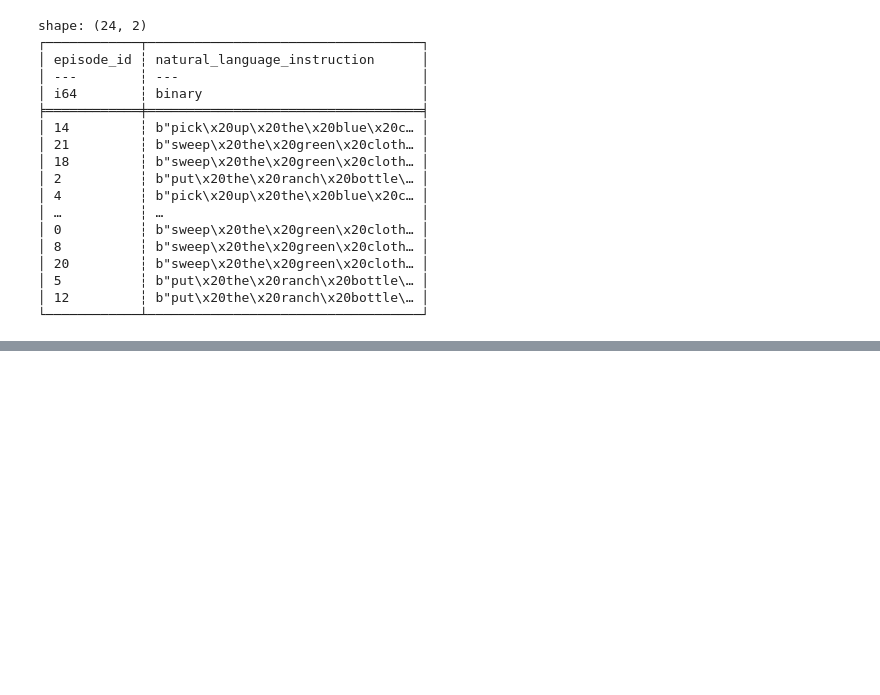
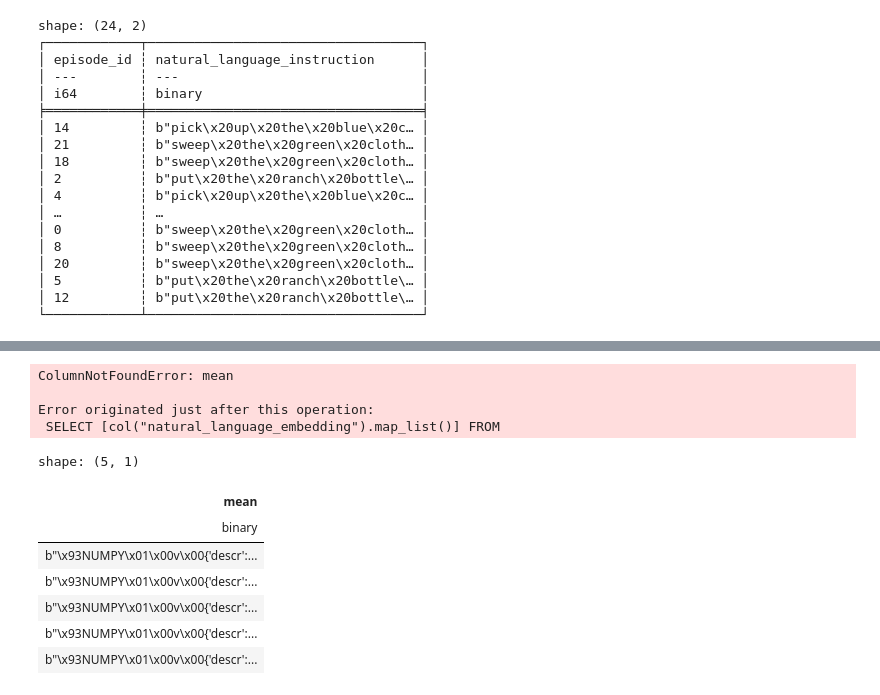
Before and after one commit to BerkeleyAutomation/fog_x, a Jupyter notebook: examples/analytics/data_analytics_example.ipynb, the cells around one changed output, grey strips where cells are left out. Saved outputs shown, nothing was run; the diff lists cells and outputs as text; code cells hidden in the pictures; blank space fills up the shorter version.

```diff
--- a/examples/analytics/data_analytics_example.ipynb
+++ b/examples/analytics/data_analytics_example.ipynb
@@ -85,0 +96,18 @@ shape: (24, 45)
+# %%
+lazy_df.select("mean").describe()
+# %% [output]
+ColumnNotFoundError: mean
+
+Error originated just after this operation:
+ SELECT [col("natural_language_embedding").map_list()] FROM
+# %%
+lazy_df.select("mean").collect().head()
+# %% [output]
+shape: (5, 1)
+| mean |
+| binary |
+| b"\x93NUMPY\x01\x00v\x00{'descr':... |
+| b"\x93NUMPY\x01\x00v\x00{'descr':... |
+| b"\x93NUMPY\x01\x00v\x00{'descr':... |
+| b"\x93NUMPY\x01\x00v\x00{'descr':... |
+| b"\x93NUMPY\x01\x00v\x00{'descr':... |
```
Also changed, not shown: parts of 2 cells of this notebook, 2 other files.
